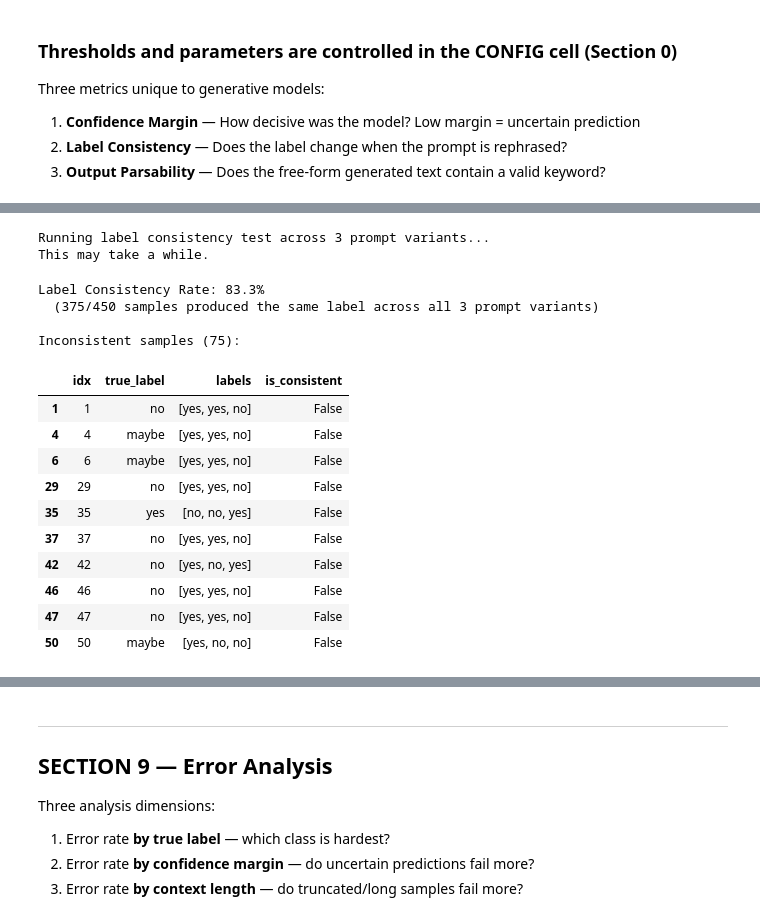
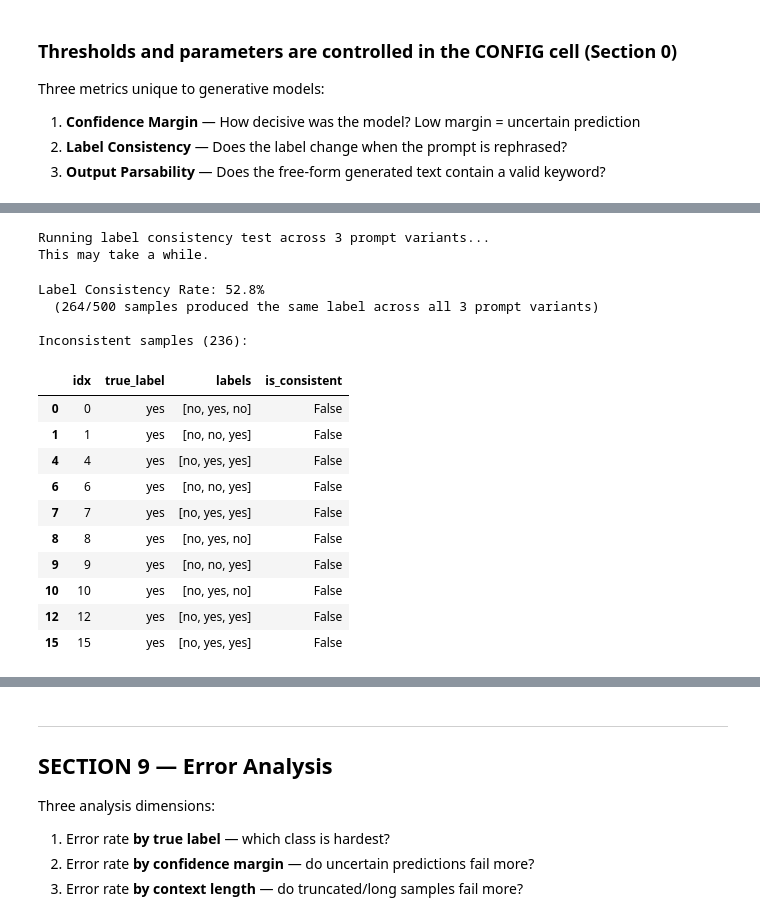
Before and after one commit to realhenrycheng/AITA_Coursework_Team11, a Jupyter notebook: biogpt_zeroshot_experiment.ipynb, the cells around one changed output, grey strips where cells are left out. Drawn from its saved outputs; the diff is of its cells as text; code cells hidden in the pictures.

```diff
--- a/biogpt_zeroshot_experiment.ipynb
+++ b/biogpt_zeroshot_experiment.ipynb
@@ -169,6 +173,9 @@ Label token IDs: {'yes': 22700, 'no': 102, 'maybe': 22731}
 ---
 ## SECTION 3 — Data Loading
 # %%
+dataset = PubMedQAData("data").test_set
+print(f"Total samples in dataset: {len(dataset)}")
+'''
 dataset = load_dataset(DATASET_NAME, DATASET_CONFIG, split=DATASET_SPLIT)
 print(f"Total samples in dataset: {len(dataset)}")
 
@@ -179,9 +186,10 @@ if TEST_SIZE is not None and TEST_SIZE < len(dataset):
     indices = random.sample(range(len(dataset)), TEST_SIZE)
     dataset = dataset.select(indices)
     print(f"Subsampled to {TEST_SIZE} samples (seed={RANDOM_SEED})")
-
-print(f"\nSample entry keys: {list(dataset[0].keys())}")
+'''
+dataset = [{"id": doc_id, **sample} for doc_id, sample in dataset.items()]
+print(f"Total samples in dataset: {len(dataset)}")
 print("\nExample:")
-print(f"  Question : {dataset[0]['question'][:100]}...")
+print(f"  Question : {dataset[0]['QUESTION'][:100]}...")
 print(f"  Label    : {dataset[0]['final_decision']}")
 # %% [output]
@@ -211,7 +217,7 @@ def build_prompt(question, context, variant_idx=0):
 # Count prompt token lengths (variant 0 = primary prompt)
 prompt_lengths = []
 for sample in tqdm(dataset, desc="Counting token lengths"):
-    prompt = build_prompt(sample["question"], sample["context"])
+    prompt = build_prompt(sample["QUESTION"], sample["CONTEXTS"])
     token_len = len(tokenizer.encode(prompt))
     prompt_lengths.append(token_len)
 
@@ -303,10 +309,10 @@ def predict_single(question, context, variant_idx=0):
 # %%
 # Quick sanity check on one sample
 sample = dataset[0]
-result = predict_single(sample["question"], sample["context"])
+result = predict_single(sample["QUESTION"], sample["CONTEXTS"])
 
 print("=== Sanity Check ===")
-print(f"Question       : {sample['question'][:120]}...")
+print(f"Question       : {sample['QUESTION'][:120]}...")
 print(f"True label     : {sample['final_decision']}")
 print(f"Predicted label: {result['predicted_label']}")
 print(f"Logit scores   : {result['confidence_scores']}")
@@ -327,8 +333,8 @@ Generated text : ['yes / no / maybe'].
 records = []
 
 for i, sample in enumerate(tqdm(dataset, desc="Running BioGPT inference")):
-    question = sample["question"]
-    context  = sample["context"]
+    question = sample["QUESTION"]
+    context  = sample["CONTEXTS"]
     true_label = sample["final_decision"].lower().strip()
 
     result = predict_single(question, context, variant_idx=0)
@@ -471,47 +477,47 @@ consistency_records = []
 
 for i, sample in enumerate(tqdm(dataset, desc="Consistency check")):
     labels_per_variant = []
     for v_idx in range(len(PROMPT_VARIANTS)):
-        result = predict_single(sample["question"], sample["context"], variant_idx=v_idx)
+        result = predict_single(sample["QUESTION"], sample["CONTEXTS"], variant_idx=v_idx)
         labels_per_variant.append(result["predicted_label"])
 
     is_consistent = len(set(labels_per_variant)) == 1
     consistency_records.append({
         "idx":            i,
         "true_label":     sample["final_decision"].lower().strip(),
         "labels":         labels_per_variant,
         "is_consistent":  is_consistent,
     })
 
 df_consistency = pd.DataFrame(consistency_records)
 consistency_rate = df_consistency["is_consistent"].mean() * 100
 
 print(f"\nLabel Consistency Rate: {consistency_rate:.1f}%")
 print(f"  ({df_consistency['is_consistent'].sum()}/{len(df_consistency)} samples "
       f"produced the same label across all {len(PROMPT_VARIANTS)} prompt variants)")
 
 # Show inconsistent samples
 df_inconsistent = df_consistency[~df_consistency["is_consistent"]]
 print(f"\nInconsistent samples ({len(df_inconsistent)}):")
 df_inconsistent.head(10)
 # %% [output]
 Running label consistency test across 3 prompt variants...
 This may take a while.
-Label Consistency Rate: 83.3%
-  (375/450 samples produced the same label across all 3 prompt variants)
+Label Consistency Rate: 52.8%
+  (264/500 samples produced the same label across all 3 prompt variants)
 
-Inconsistent samples (75):
+Inconsistent samples (236):
 |  | idx | true_label | labels | is_consistent |
-| 1 | 1 | no | [yes, yes, no] | False |
-| 4 | 4 | maybe | [yes, yes, no] | False |
-| 6 | 6 | maybe | [yes, yes, no] | False |
-| 29 | 29 | no | [yes, yes, no] | False |
-| 35 | 35 | yes | [no, no, yes] | False |
-| 37 | 37 | no | [yes, yes, no] | False |
-| 42 | 42 | no | [yes, no, yes] | False |
-| 46 | 46 | no | [yes, yes, no] | False |
-| 47 | 47 | no | [yes, yes, no] | False |
-| 50 | 50 | maybe | [yes, no, no] | False |
+| 0 | 0 | yes | [no, yes, no] | False |
+| 1 | 1 | yes | [no, no, yes] | False |
+| 4 | 4 | yes | [no, yes, yes] | False |
+| 6 | 6 | yes | [no, no, yes] | False |
+| 7 | 7 | yes | [no, yes, yes] | False |
+| 8 | 8 | yes | [no, yes, no] | False |
+| 9 | 9 | yes | [no, no, yes] | False |
+| 10 | 10 | yes | [no, yes, no] | False |
+| 12 | 12 | yes | [no, yes, yes] | False |
+| 15 | 15 | yes | [no, yes, yes] | False |
 # %%
 # -------------------------------------------------------
 # Metric 3: Output Parsability
```
Also changed, not shown: parts of 16 cells of this notebook, 3 other files.
